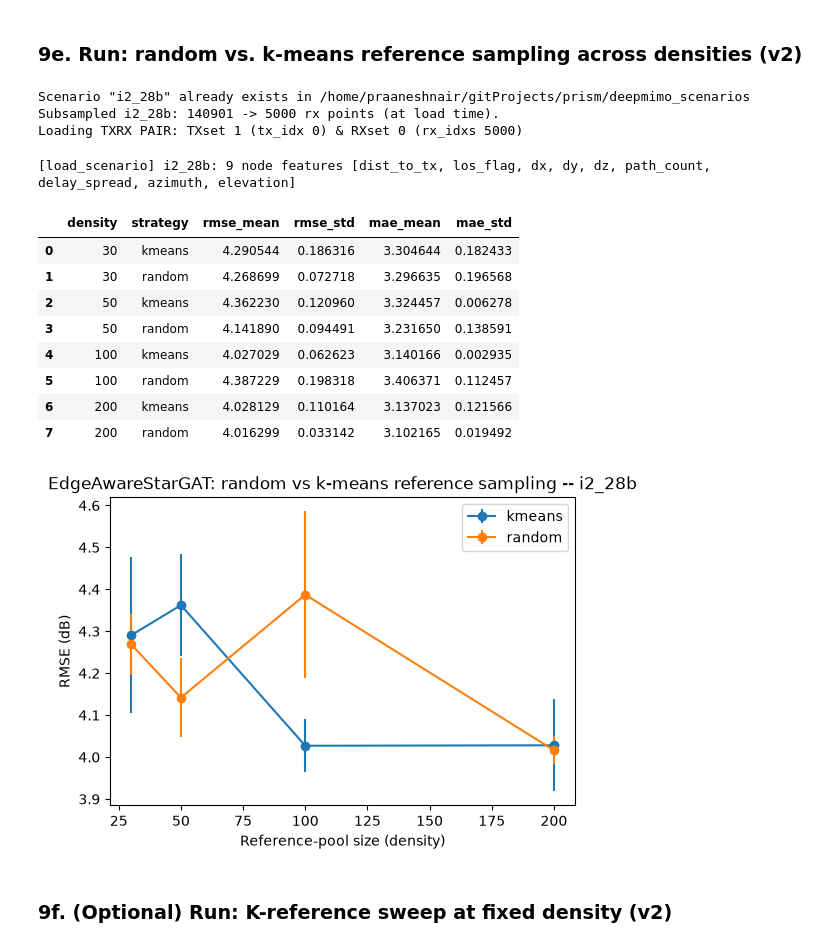
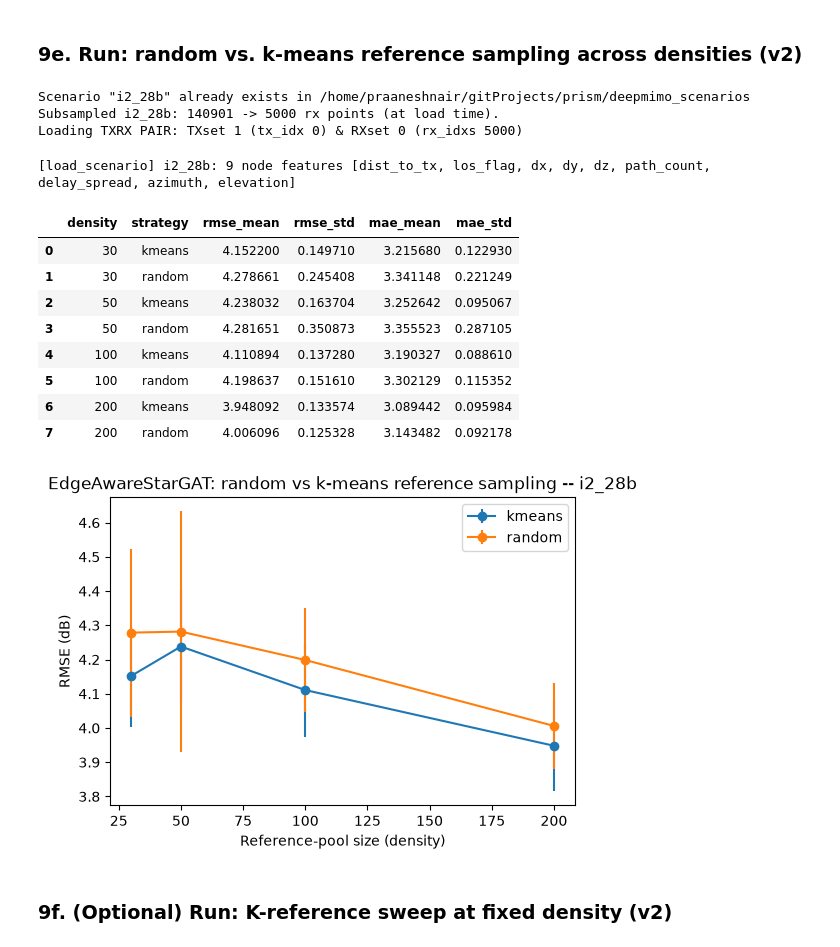
Before and after one commit to CompileArtisan/prism, a Jupyter notebook: radiomap_6g_sweep.ipynb, the cells around one changed output. Drawn from its saved outputs; the diff is of its cells as text; code cells hidden in the pictures.

```diff
--- a/radiomap_6g_sweep.ipynb
+++ b/radiomap_6g_sweep.ipynb
@@ -2330,7 +2489,7 @@ def make_pool(positions, n_labeled, seed=0, strategy="random"):
 
 
 def k_reference_sweep(scenario_name, n_labeled=50, K_values=(2, 4, 8, 16, 32),
-                       n_seeds=3, strategy="random", **run_kwargs):
+                       n_seeds=NUM_SEEDS, strategy="random", **run_kwargs):
     """PDF item 11 / Fig. 4 of the paper: sweep the per-query reference
     budget K for the star-graph model at a fixed measurement density, and
     report where accuracy saturates."""
@@ -2348,7 +2507,7 @@ def k_reference_sweep(scenario_name, n_labeled=50, K_values=(2, 4, 8, 16, 32),
 
 
 def sampling_strategy_sweep(scenario_name, densities=(30, 50, 100, 200),
-                             K=8, n_seeds=3, **run_kwargs):
+                             K=8, n_seeds=NUM_SEEDS, **run_kwargs):
     """PDF items 13/14: random vs k-means reference-pool sampling, and their
     effect on EdgeAwareStarGAT accuracy at several densities."""
     positions, rss, feats, freq_ghz = load_scenario(scenario_name)
@@ -2473,37 +2807,37 @@ star_significance_df = star_variant_significance(cmp_df)
 # %% [markdown]
 ### 9e. Run: random vs. k-means reference sampling across densities (v2)
 # %%
-sampling_df = sampling_strategy_sweep(SCENARIO_NAME, densities=(30, 50, 100, 200), K=8, n_seeds=3, variant="v2")
+sampling_df = sampling_strategy_sweep(SCENARIO_NAME, densities=(30, 50, 100, 200), K=8, n_seeds=NUM_SEEDS, variant="v2")
 sampling_summary = (sampling_df.groupby(["density", "strategy"])
                      .agg(rmse_mean=("rmse", "mean"), rmse_std=("rmse", "std"),
                           mae_mean=("mae", "mean"), mae_std=("mae", "std"))
                      .reset_index())
 display(sampling_summary)
 
 fig, ax = plt.subplots(figsize=(6, 4))
 for strategy, grp in sampling_summary.groupby("strategy"):
     grp = grp.sort_values("density")
     ax.errorbar(grp["density"], grp["rmse_mean"], yerr=grp["rmse_std"], marker="o", label=strategy)
 ax.set_xlabel("Reference-pool size (density)")
 ax.set_ylabel("RMSE (dB)")
 ax.set_title(f"EdgeAwareStarGAT: random vs k-means reference sampling -- {SCENARIO_NAME}")
 ax.legend()
 plt.show()
 # %% [output]
 Scenario "i2_28b" already exists in /home/praaneshnair/gitProjects/prism/deepmimo_scenarios
 Subsampled i2_28b: 140901 -> 5000 rx points (at load time).
 Loading TXRX PAIR: TXset 1 (tx_idx 0) & RXset 0 (rx_idxs 5000)
 [load_scenario] i2_28b: 9 node features [dist_to_tx, los_flag, dx, dy, dz, path_count, delay_spread, azimuth, elevation]
 |  | density | strategy | rmse_mean | rmse_std | mae_mean | mae_std |
-| 0 | 30 | kmeans | 4.290544 | 0.186316 | 3.304644 | 0.182433 |
-| 1 | 30 | random | 4.268699 | 0.072718 | 3.296635 | 0.196568 |
-| 2 | 50 | kmeans | 4.362230 | 0.120960 | 3.324457 | 0.006278 |
-| 3 | 50 | random | 4.141890 | 0.094491 | 3.231650 | 0.138591 |
-| 4 | 100 | kmeans | 4.027029 | 0.062623 | 3.140166 | 0.002935 |
-| 5 | 100 | random | 4.387229 | 0.198318 | 3.406371 | 0.112457 |
-| 6 | 200 | kmeans | 4.028129 | 0.110164 | 3.137023 | 0.121566 |
-| 7 | 200 | random | 4.016299 | 0.033142 | 3.102165 | 0.019492 |
+| 0 | 30 | kmeans | 4.152200 | 0.149710 | 3.215680 | 0.122930 |
+| 1 | 30 | random | 4.278661 | 0.245408 | 3.341148 | 0.221249 |
+| 2 | 50 | kmeans | 4.238032 | 0.163704 | 3.252642 | 0.095067 |
+| 3 | 50 | random | 4.281651 | 0.350873 | 3.355523 | 0.287105 |
+| 4 | 100 | kmeans | 4.110894 | 0.137280 | 3.190327 | 0.088610 |
+| 5 | 100 | random | 4.198637 | 0.151610 | 3.302129 | 0.115352 |
+| 6 | 200 | kmeans | 3.948092 | 0.133574 | 3.089442 | 0.095984 |
+| 7 | 200 | random | 4.006096 | 0.125328 | 3.143482 | 0.092178 |
-[figure, old version]
+[figure, new version]
 # %% [markdown]
 ### 9f. (Optional) Run: K-reference sweep at fixed density (v2)
 # %%
```
Also changed, not shown: parts of 30 cells of this notebook.
